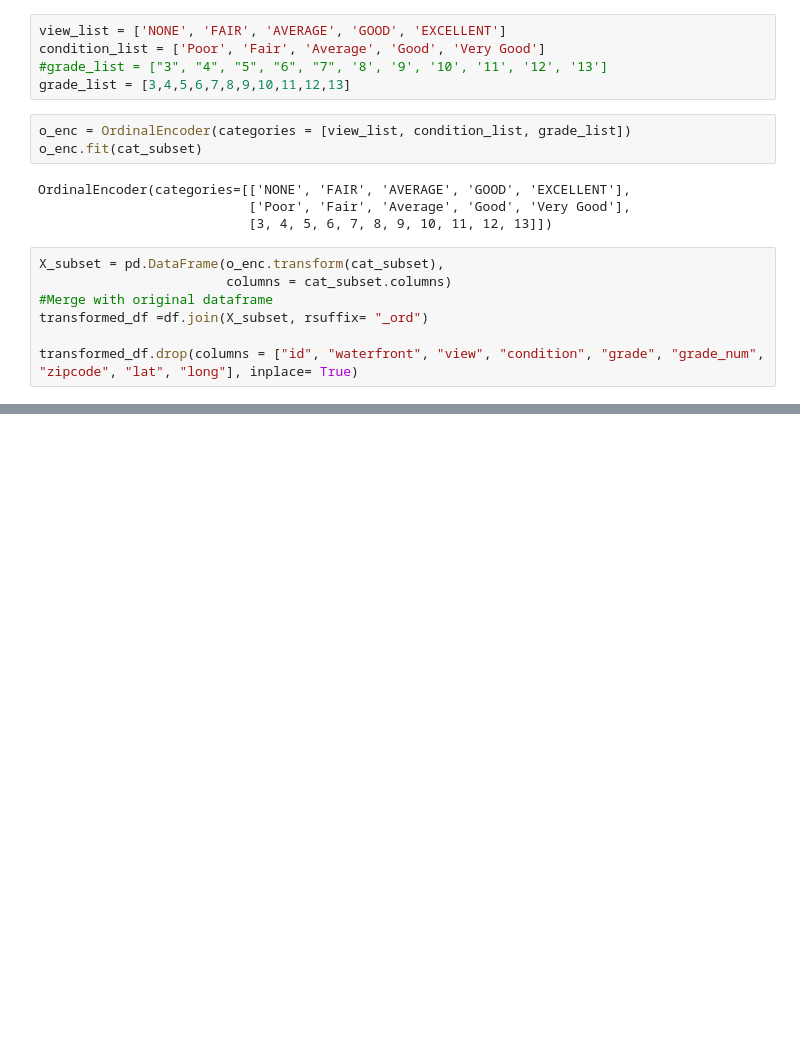
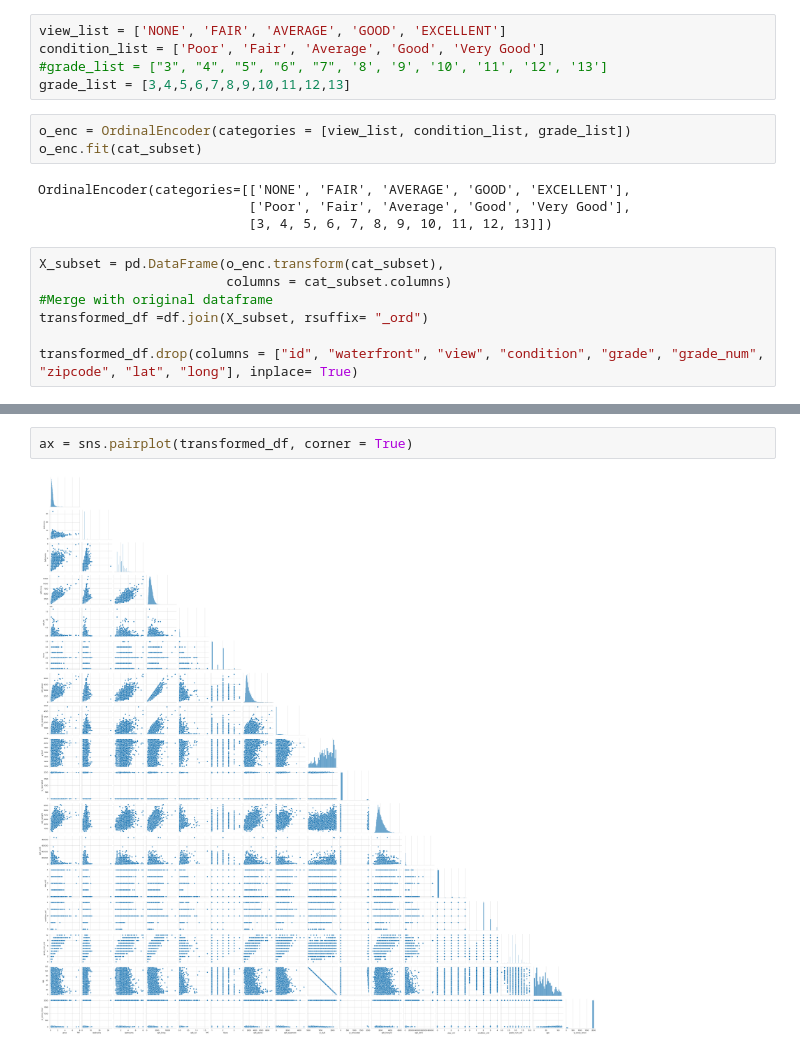
Before and after one commit to tweatherfordk/Linear-Regression-Housing-Model, a Jupyter notebook: Pedro/kings_county_eda.ipynb, the cells around one changed output, grey strips where cells are left out. Drawn from its saved outputs; the diff is of its cells as text; blank space fills up the shorter version.

```diff
--- a/Pedro/kings_county_eda.ipynb
+++ b/Pedro/kings_county_eda.ipynb
@@ -160,0 +148,4 @@ sns.heatmap(transformed_df.corr(), annot=True, linewidths=.5, ax=ax)
+# %%
+ax = sns.pairplot(transformed_df, corner = True)
+# %% [output]
+[figure, added]
```
Also changed, not shown: parts of 2 cells of this notebook.
